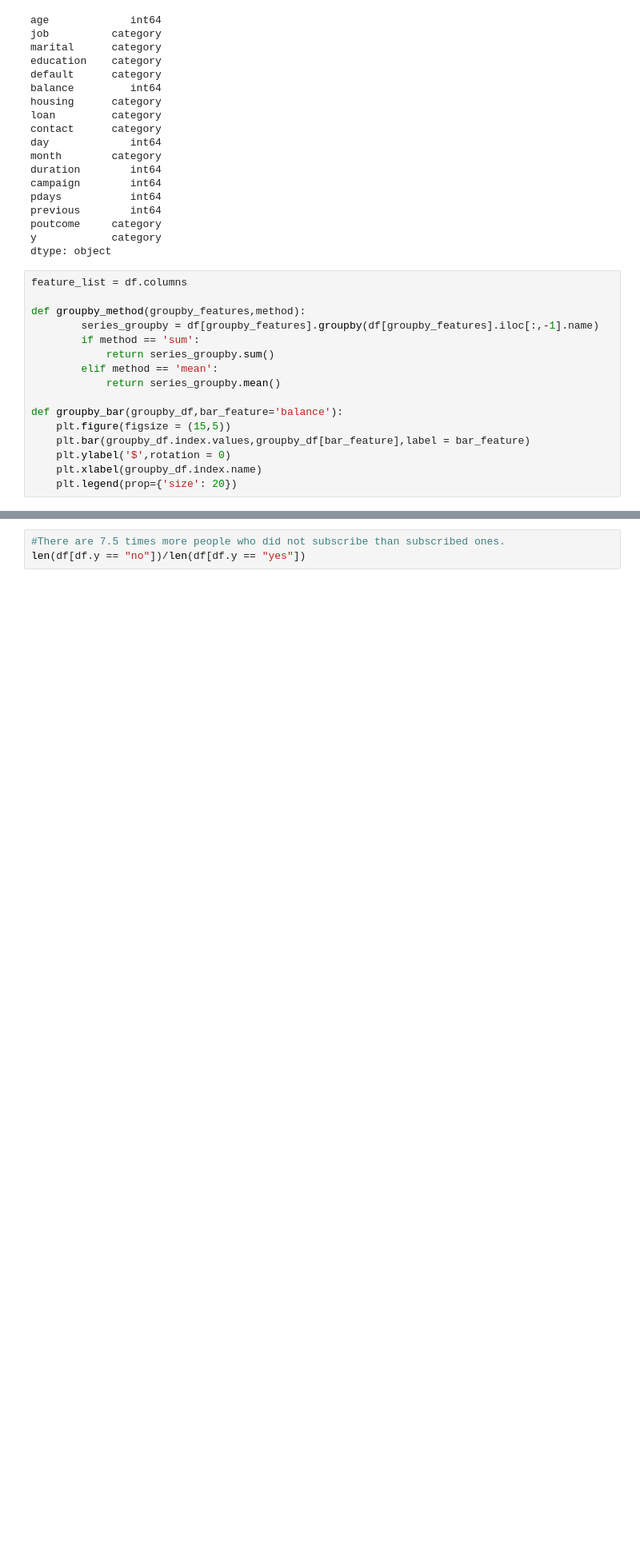
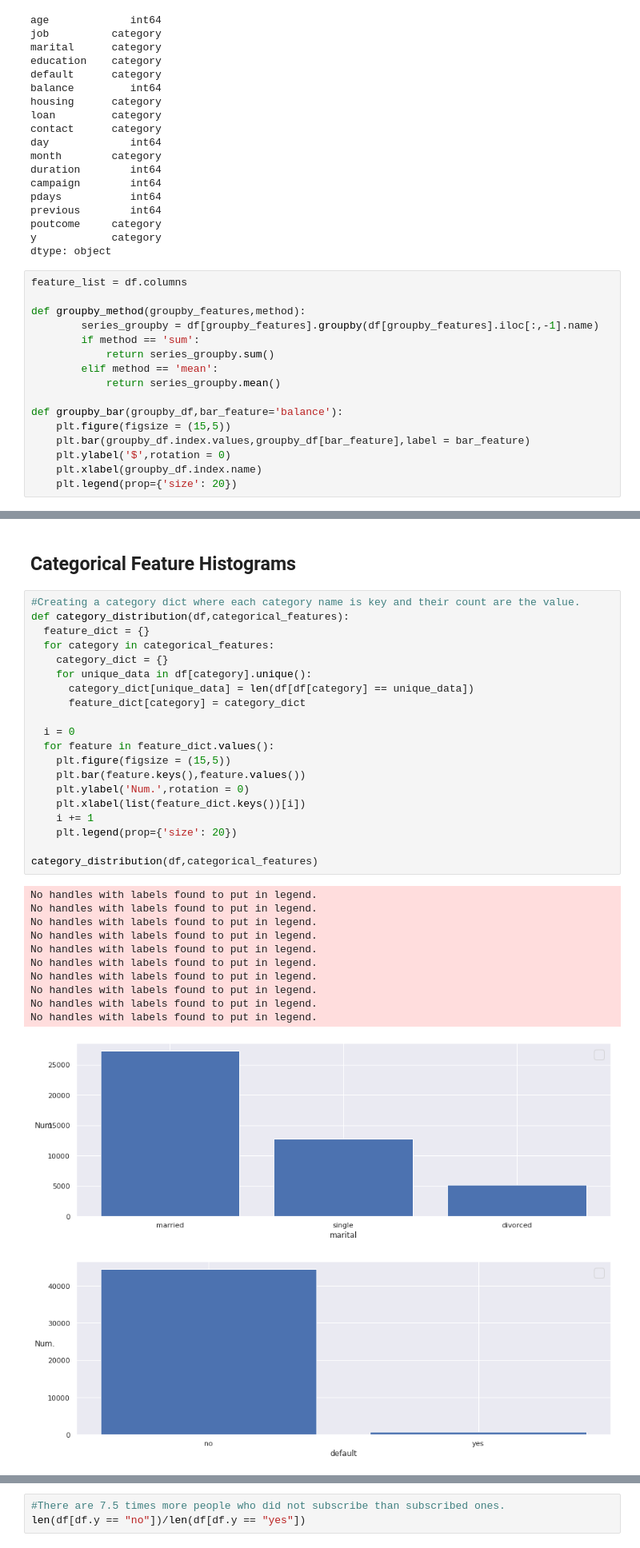
Before and after one commit to nezihaksu/Bank_Marketing_Analysis, a Jupyter notebook: Term_Deposit_EDA.ipynb, the cells around one changed output, grey strips where cells are left out. Shown: that part at 80% size. Cells and saved outputs as stored; diff of their text form; blank space fills up the shorter version.

```diff
--- a/Term_Deposit_EDA.ipynb
+++ b/Term_Deposit_EDA.ipynb
@@ -315,0 +300,35 @@ groupby_graph("duration","sum")
+# %% [markdown]
+## Categorical Feature Histograms
+# %%
+#Creating a category dict where each category name is key and their count are the value.
+def category_distribution(df,categorical_features):
+  feature_dict = {}
+  for category in categorical_features:
+    category_dict = {}
+    for unique_data in df[category].unique():
+      category_dict[unique_data] = len(df[df[category] == unique_data])
+      feature_dict[category] = category_dict
+
+  i = 0
+  for feature in feature_dict.values():
+    plt.figure(figsize = (15,5))
+    plt.bar(feature.keys(),feature.values())
+    plt.ylabel('Num.',rotation = 0)
+    plt.xlabel(list(feature_dict.keys())[i])
+    i += 1
+    plt.legend(prop={'size': 20})
+
+category_distribution(df,categorical_features)
+# %% [output]
+No handles with labels found to put in legend.
+No handles with labels found to put in legend.
+No handles with labels found to put in legend.
+No handles with labels found to put in legend.
+No handles with labels found to put in legend.
+No handles with labels found to put in legend.
+No handles with labels found to put in legend.
+No handles with labels found to put in legend.
+No handles with labels found to put in legend.
+No handles with labels found to put in legend.
+[figure, added]
+[figure, added]
```
Also changed, not shown: parts of 14 cells of this notebook.
